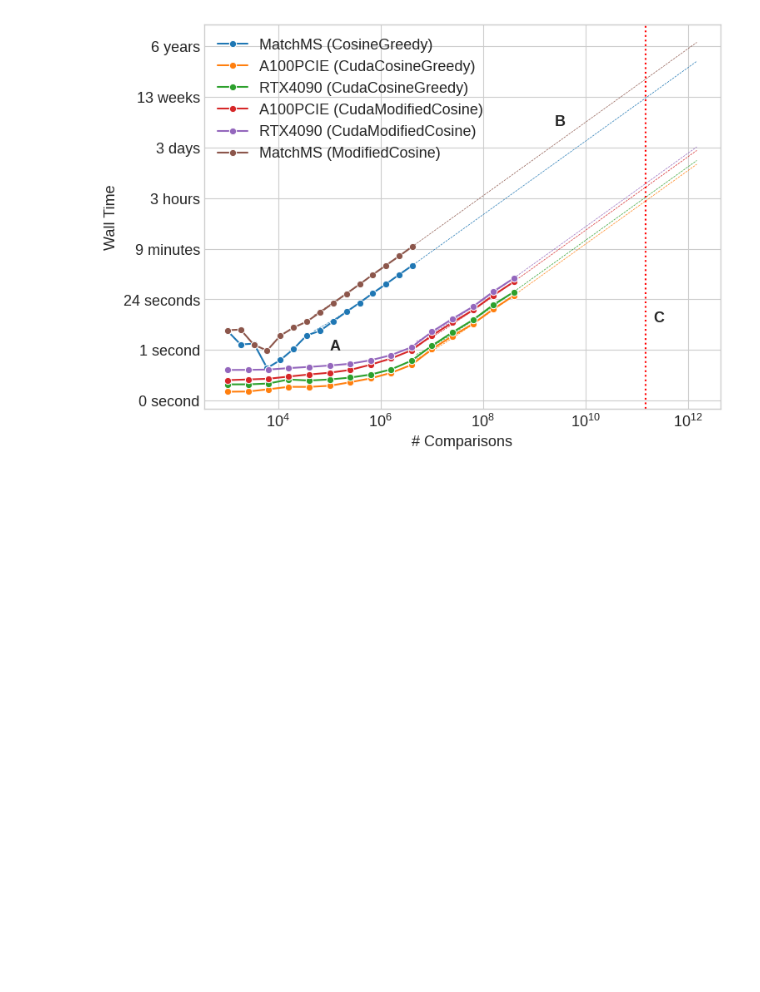
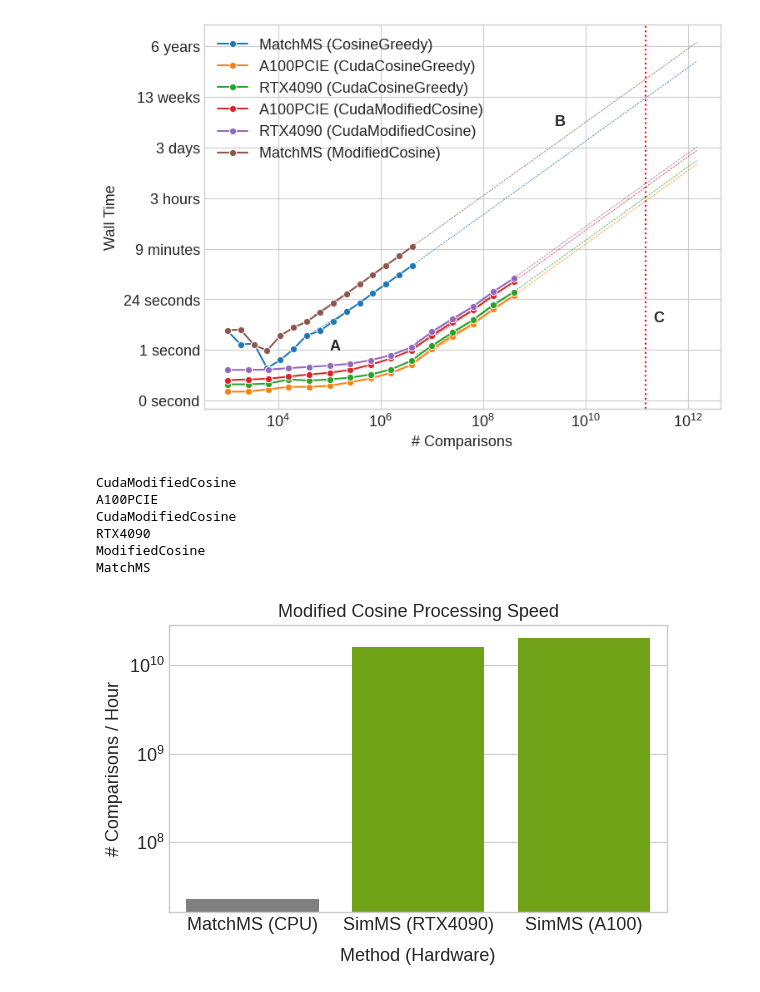
Before and after one commit to PangeAI/SimMS, a Jupyter notebook: notebooks/figures/make_figures.ipynb, the cells around one changed output. Cells and saved outputs as stored; diff of their text form; code cells hidden in the pictures; blank space fills up the shorter version.

```diff
--- a/notebooks/figures/make_figures.ipynb
+++ b/notebooks/figures/make_figures.ipynb
@@ -705,3 +705,72 @@ plt.savefig("perf.png", bbox_inches="tight", dpi=200)
 plt.show()
 # %% [output]
 [figure]
+# %%
+import matplotlib.pyplot as plt
+import numpy as np
+import pandas as pd
+import seaborn as sns
+from sklearn.linear_model import LinearRegression
+
+
+goal_num = 100_000 * 1_500_000
+
+# Filter dataframe for "ModifiedCosine" approaches
+modified_cosine_df = df[df["kernel"].str.contains("ModifiedCosine")]
+
+# Dictionary to store throughput at goal_num
+performance_at_goal = []
+
+# Estimate throughput for each approach at goal_num
+for (kernel, label), data in modified_cosine_df.groupby(["kernel", "label"]):
+    estimate_runtime = LinearRegression()
+    estimate_runtime.fit(np.array(data[["pairs"]]), np.array(data[["time"]]))
+    estimated_time_hr = estimate_runtime.predict([[goal_num]]).item() / 3600
+    throughput = goal_num / estimated_time_hr
+    performance_at_goal.append(
+        {"kernel": kernel, "label": label, "throughput": throughput}
+    )
+
+# Convert to DataFrame
+performance_df = pd.DataFrame(performance_at_goal)
+performance_df = performance_df.sort_values("throughput")
+# Set colors for CUDA and non-CUDA approaches
+colors = [
+    "gray" if "Cuda" not in kernel else "#76B900" for kernel in performance_df["kernel"]
+]
+
+# Organize x-axis labels
+x_labels = ["MatchMS (CPU)", "SimMS (RTX4090)", "SimMS (A100)"]
+
+# Plotting
+plt.figure(figsize=(6, 4))
+sns.barplot(
+    data=performance_df,
+    x="label",
+    y="throughput",
+    hue="kernel",
+    dodge=False,
+    palette=colors,
+    legend=None,
+)
+
+plt.yscale("log")
+plt.xlabel("Method (Hardware)", labelpad=10)
+plt.ylabel("# Comparisons / Hour")
+plt.title("Modified Cosine Processing Speed")
+plt.grid(True, axis="y")
+plt.xticks(ticks=np.arange(len(x_labels)), labels=x_labels)
+# plt.legend(title="Kernel", bbox_to_anchor=(1.05, 1), loc='upper left')
+# plt.legend(False)
+plt.tight_layout()
+
+plt.savefig("assets/perf_speedup.svg", bbox_inches="tight", dpi=200)
+plt.show()
+# %% [output]
+CudaModifiedCosine
+A100PCIE
+CudaModifiedCosine
+RTX4090
+ModifiedCosine
+MatchMS
+[figure, added]
```
Also changed, not shown: parts of 3 cells of this notebook, 6 other files.
